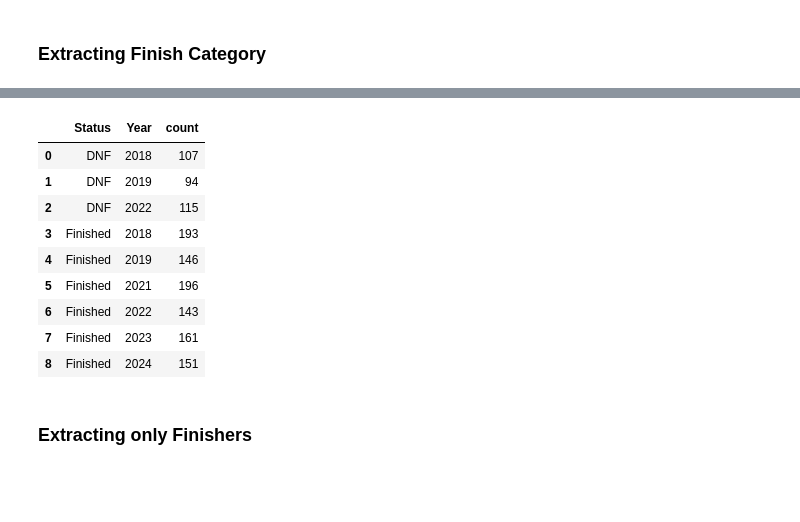
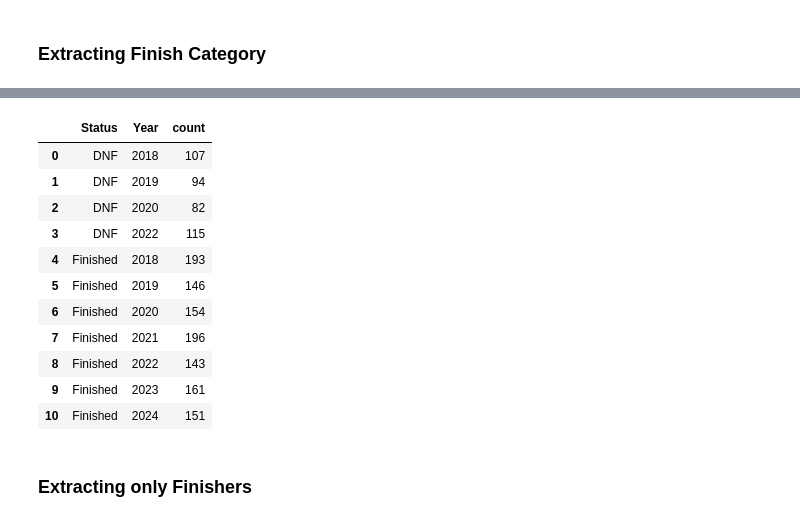
Before and after one commit to kjonina/SwissPeaks, a Jupyter notebook: Stage 1 - Cleaning Swiss Peaks ITRA data.ipynb, the cells around one changed output, grey strips where cells are left out. Drawn from its saved outputs; the diff is of its cells as text; code cells hidden in the pictures; blank space fills up the shorter version.

```diff
--- a/Stage 1 - Cleaning Swiss Peaks ITRA data.ipynb
+++ b/Stage 1 - Cleaning Swiss Peaks ITRA data.ipynb
@@ -234,8 +220,8 @@ SP_itra_df['Sex'] = SP_itra_df['Sex'].fillna('M')
 ### Extracting Finish Category
 # %%
 # Convert to timedelta and get total hours (handling NaT)
-SP_itra_df['Performance_Hours'] = pd.to_timedelta(
-    SP_itra_df['Performance'], errors='coerce').dt.total_seconds() / 3600  # Convert seconds to hours
+SP_itra_df['Duration_Hours'] = pd.to_timedelta(
+    SP_itra_df['Duration'], errors='coerce').dt.total_seconds() / 3600  # Convert seconds to hours
 
 # Create a new column 'Finish Category'
 def categorize_duration(hours):
@@ -255,25 +241,16 @@ def categorize_duration(hours):
         return 'Over-156 hours'
 
 # Apply categorization with proper indexing
-SP_itra_df['Finish Category'] = SP_itra_df['Performance_hours'].apply(categorize_duration)
-
+SP_itra_df['Finish Category'] = SP_itra_df['Duration_Hours'].apply(categorize_duration)
+print(SP_itra_df['Finish Category'].unique())
 
 # Define the desired order of categories
-finish_category_order = [
-    '40-49 hours',
-    '50-59 hours',
-    '60-69 hours',
-    '70-79 hours',
-    '80-89 hours',
-    '90-99 hours',
-    '100-109 hours',
-    '110-119 hours',
-    '120-129 hours',
-    '130-139 hours',
-    '140-149 hours',
-    'Over-150 hours',
-    'DNF'
-]
+finish_category_order = ['60-69 hours', '70-79 hours',
+                         '80-89 hours', '90-99 hours' ,
+                         '100-109 hours', '110-119 hours',
+ '120-129 hours', '130-139 hours',
+                         '140-149 hours', '150-156 hours',
+ 'Over-156 hours', 'DNF' ]
 
 # Set 'Finish Category' as a categorical column with the defined order
 SP_itra_df['Finish Category'] = pd.Categorical(
@@ -284,5 +261,5 @@ SP_itra_df['Finish Category'] = pd.Categorical(
 
 
 # Display the DataFrame
-SP_itra_df[['Year','Race', 'Performance_hours', 'Finish Category']]
+SP_itra_df[['Year','Race', 'Duration_Hours', 'Finish Category']]
 # %% [output]
@@ -316,11 +281,11 @@ See the caveats in the documentation: https://pandas.pydata.org/pandas-docs/stab
 1542 rows × 4 columns
 # %%
 # grabbing all finishers
-SP_itra_df['Performance'] = SP_itra_df['Performance'].astype('str')
+SP_itra_df['Duration'] = SP_itra_df['Duration'].astype('str')
 
 SP_itra_df = SP_itra_df[[
-    'Name', 'ITRA_Nationality', 'Sex',  'Age', 'Age Category',
-    'Performance','Performance_Seconds', 'Performance_Hours',
+    'Name', 'ITRA_Nationality', 'Gender',  'Age', 'Age Category',
+    'Duration','Duration_Seconds', 'Duration_Hours',
     'Status', 'Finish Category',
     'Race', 'Year',
 ]]
@@ -348,21 +308,18 @@ See the caveats in the documentation: https://pandas.pydata.org/pandas-docs/stab
 # %%
-SP_itra_df[(SP_itra_df['Year']=='2018')|
-            (SP_itra_df['Year']=='2019')|
-            (SP_itra_df['Year']=='2021')|
-            (SP_itra_df['Year']=='2022')|
-            (SP_itra_df['Year']=='2023')|
-            (SP_itra_df['Year']=='2024')].groupby(['Status', 'Year'])['Status' ].count().to_frame('count').reset_index()
+SP_itra_df.groupby(['Status', 'Year'])['Status' ].count().to_frame('count').reset_index()
 # %% [output]
 |  | Status | Year | count |
 | 0 | DNF | 2018 | 107 |
 | 1 | DNF | 2019 | 94 |
-| 2 | DNF | 2022 | 115 |
-| 3 | Finished | 2018 | 193 |
-| 4 | Finished | 2019 | 146 |
-| 5 | Finished | 2021 | 196 |
-| 6 | Finished | 2022 | 143 |
-| 7 | Finished | 2023 | 161 |
-| 8 | Finished | 2024 | 151 |
+| 2 | DNF | 2020 | 82 |
+| 3 | DNF | 2022 | 115 |
+| 4 | Finished | 2018 | 193 |
+| 5 | Finished | 2019 | 146 |
+| 6 | Finished | 2020 | 154 |
+| 7 | Finished | 2021 | 196 |
+| 8 | Finished | 2022 | 143 |
+| 9 | Finished | 2023 | 161 |
+| 10 | Finished | 2024 | 151 |
 # %% [markdown]
 ### Extracting only Finishers
 # %%
```
Also changed, not shown: parts of 20 cells of this notebook, 32 other files.
